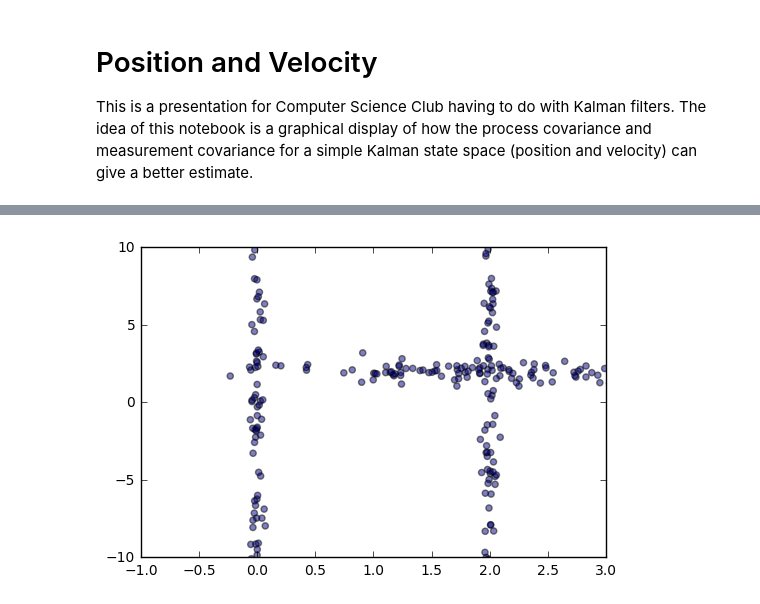
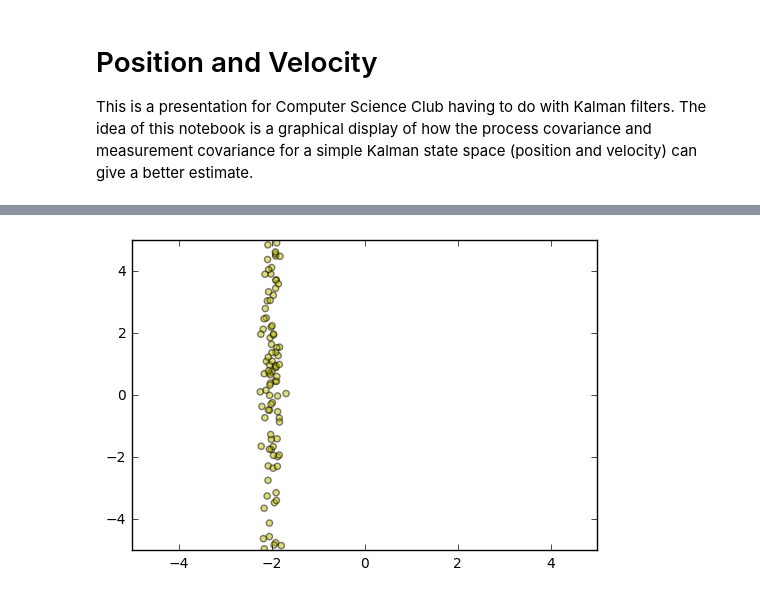
Before and after one commit to CompScienceClub/python-kalman-filter-presentation, a Jupyter notebook: jupyter/PositionVelocity.ipynb, the cells around one changed output, grey strips where cells are left out. Saved outputs shown, nothing was run; the diff lists cells and outputs as text; code cells hidden in the pictures.

```diff
--- a/jupyter/PositionVelocity.ipynb
+++ b/jupyter/PositionVelocity.ipynb
@@ -16,10 +16,12 @@ class Plot:
         plt.xlim(x_min, x_max)
         plt.ylim(y_min, y_max)
 
-    def scatter(self, x, y, color=5, area=20):
-        areas = [area for i in range(len(x))]
-        colors = [color for i in range(len(x))]
-        plt.scatter(x, y, s=areas, c=colors, alpha=0.5, edgecolor=None)
+    def scatter(self, data, color='g', alpha=0.5, area=20):
+        x = [d[0] for d in data]
+        y = [d[1] for d in data]
+        areas = [area for d in data]
+        colors = [color for d in data]
+        plt.scatter(x, y, s=areas, c=colors, alpha=alpha, edgecolor=None)
 
     def show(self):
         plt.show()
@@ -29,8 +31,8 @@ class Gaussian:
     def generate(self, params, samples=100):
         self.data = []
         for i in range(samples):
-            self.data.append(np.random.normal(params[0], params[1]))
+            self.data.append(np.random.multivariate_normal(params[0], params[1]))
 
-    def dist(self):
+    def points(self):
         return self.data
 # %% [markdown]
@@ -75,27 +40,13 @@ Now we will zoom in on the graph a bit so that we can resolve the verticle axis,
-# %%
-p = Plot(((-1,3),(-10,10)))
-
-# Position estimate 1
-g1 = Gaussian()
-g1.generate((0.0, 0.03))
-g2 = Gaussian()
-g2.generate((0.0, 10.0))
-p.scatter(g1.dist(), g2.dist())
-
-# Position estimate 2
-g1 = Gaussian()
-g1.generate((2.0, 0.03))
-g2 = Gaussian()
-g2.generate((0.0, 10.0))
-p.scatter(g1.dist(), g2.dist())
-
-# Velocity estimate based on the two means known above and the measurement error
-g1 = Gaussian()
-g1.generate((2.0, 0.8))
-g2 = Gaussian()
-g2.generate((2.0, 0.4))
-p.scatter(g1.dist(), g2.dist())
-
-p.show()
-# %% [output]
-[figure, removed]
+# %%
+p = Plot(((-5,5),(-5,5)))
+
+# Position estimate
+g = Gaussian()
+mean = [-2, 0]
+cov = [[0.1**2, 0], [0, 3**2]]
+g.generate((mean, cov))
+p.scatter(g.points(), 'y')
+
+p.show()
+# %% [output]
+[figure, added]
```
Also changed, not shown: parts of 12 cells of this notebook, 1 other file.
